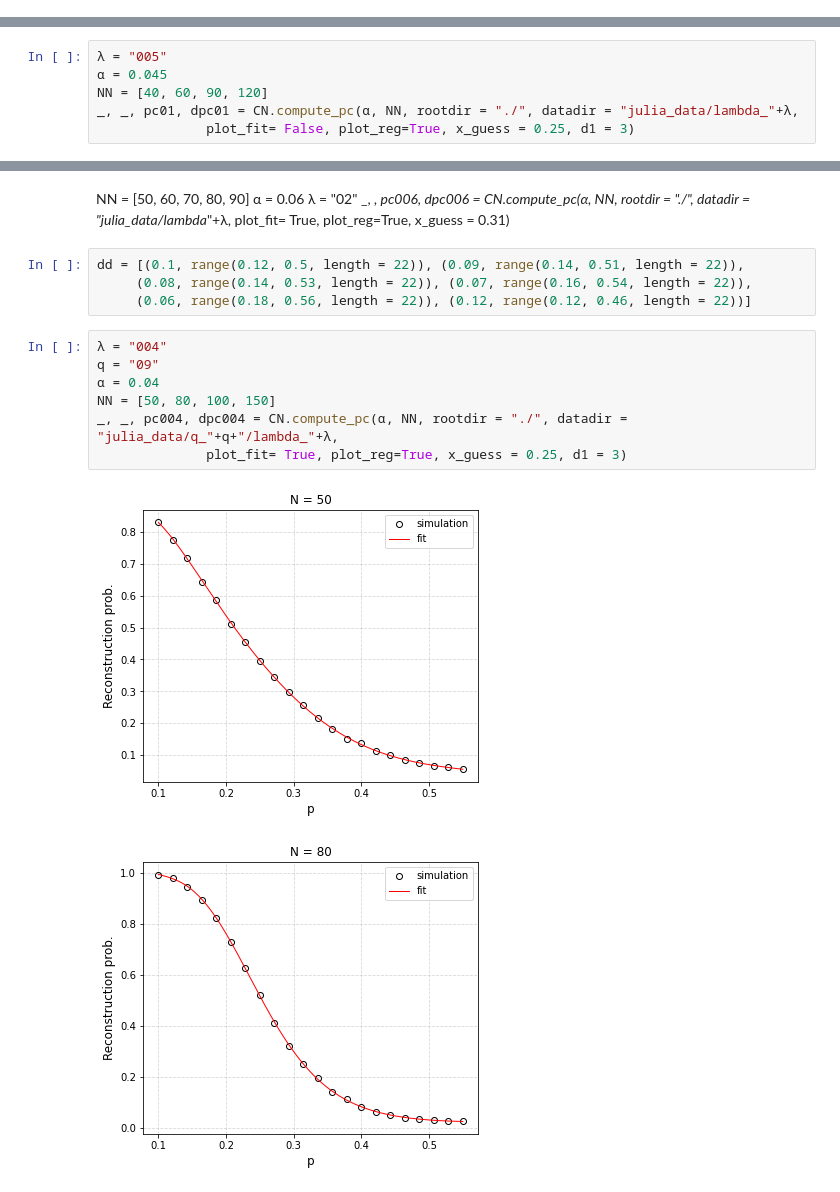
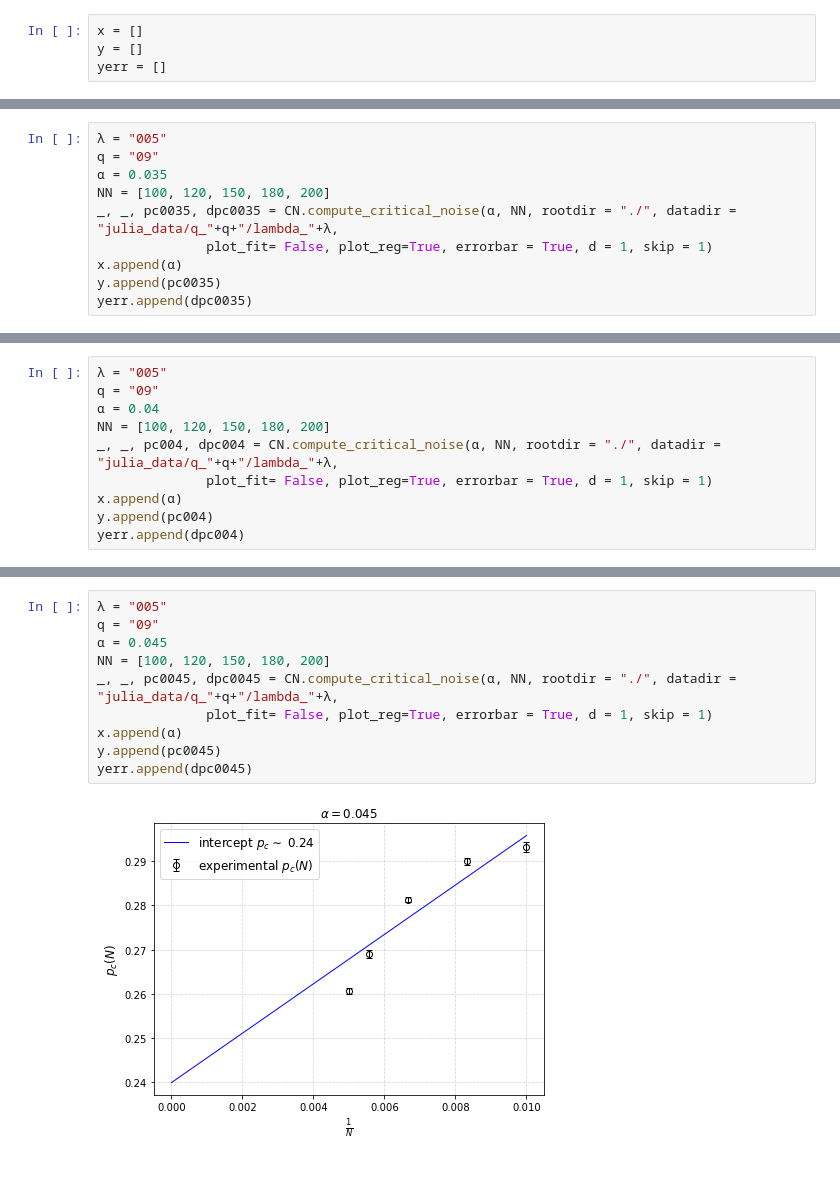
Before and after one commit to lorenzomancini1/Hopfield_Model, a Jupyter notebook: src/Modern Hopfield/binary/Critical Noise/notebooks/MHB_analysis_of_critical_noise.ipynb, the cells around one changed output, grey strips where cells are left out. Cells and saved outputs as stored; diff of their text form.

```diff
--- a/src/Modern Hopfield/binary/Critical Noise/notebooks/MHB_analysis_of_critical_noise.ipynb
+++ b/src/Modern Hopfield/binary/Critical Noise/notebooks/MHB_analysis_of_critical_noise.ipynb
@@ -6,4 +6,8 @@ import critical_noise as CN
 import numpy as np
 import matplotlib.pyplot as plt
+# %%
+x = []
+y = []
+yerr = []
 # %%
 λ = "005"
@@ -55,0 +72,10 @@ _, _, pc004, dpc004 = CN.compute_pc(α, NN, rootdir = "./", datadir = "julia_dat
+# %%
+λ = "005"
+q = "09"
+α = 0.035
+NN = [100, 120, 150, 180, 200]
+_, _, pc0035, dpc0035 = CN.compute_critical_noise(α, NN, rootdir = "./", datadir = "julia_data/q_"+q+"/lambda_"+λ,
+              plot_fit= False, plot_reg=True, errorbar = True, d = 1, skip = 1)
+x.append(α)
+y.append(pc0035)
+yerr.append(dpc0035)
@@ -56,7 +84,11 @@ _, _, pc004, dpc004 = CN.compute_pc(α, NN, rootdir = "./", datadir = "julia_dat
 # %%
 λ = "005"
-α = 0.045
-NN = [40, 60, 90, 120]
-_, _, pc01, dpc01 = CN.compute_pc(α, NN, rootdir = "./", datadir = "julia_data/lambda_"+λ,
-              plot_fit= False, plot_reg=True, x_guess = 0.25, d1 = 3)
+q = "09"
+α = 0.04
+NN = [100, 120, 150, 180, 200]
+_, _, pc004, dpc004 = CN.compute_critical_noise(α, NN, rootdir = "./", datadir = "julia_data/q_"+q+"/lambda_"+λ,
+              plot_fit= False, plot_reg=True, errorbar = True, d = 1, skip = 1)
+x.append(α)
+y.append(pc004)
+yerr.append(dpc004)
 # %% [output]
@@ -94,20 +96,12 @@ _, _, pc006, dpc006 = CN.compute_pc(α, NN, rootdir = "./", datadir = "julia_dat
-# %% [markdown]
-NN = [50, 60, 70, 80, 90]
-α = 0.06
-λ = "02"
-_, _, pc006, dpc006 = CN.compute_pc(α, NN, rootdir = "./", datadir = "julia_data/lambda_"+λ,
-              plot_fit= True, plot_reg=True, x_guess = 0.31)
-# %%
-dd = [(0.1, range(0.12, 0.5, length = 22)), (0.09, range(0.14, 0.51, length = 22)),
-     (0.08, range(0.14, 0.53, length = 22)), (0.07, range(0.16, 0.54, length = 22)),
-     (0.06, range(0.18, 0.56, length = 22)), (0.12, range(0.12, 0.46, length = 22))]
 # %%
-λ = "004"
+λ = "005"
 q = "09"
-α = 0.04
-NN = [50, 80, 100, 150]
-_, _, pc004, dpc004 = CN.compute_pc(α, NN, rootdir = "./", datadir = "julia_data/q_"+q+"/lambda_"+λ,
-              plot_fit= True, plot_reg=True, x_guess = 0.25, d1 = 3)
+α = 0.045
+NN = [100, 120, 150, 180, 200]
+_, _, pc0045, dpc0045 = CN.compute_critical_noise(α, NN, rootdir = "./", datadir = "julia_data/q_"+q+"/lambda_"+λ,
+              plot_fit= False, plot_reg=True, errorbar = True, d = 1, skip = 1)
+x.append(α)
+y.append(pc0045)
+yerr.append(dpc0045)
 # %% [output]
-[figure, old version]
+[figure, new version]
-[figure, removed]
```
Also changed, not shown: parts of 19 cells of this notebook, 8 other files.
